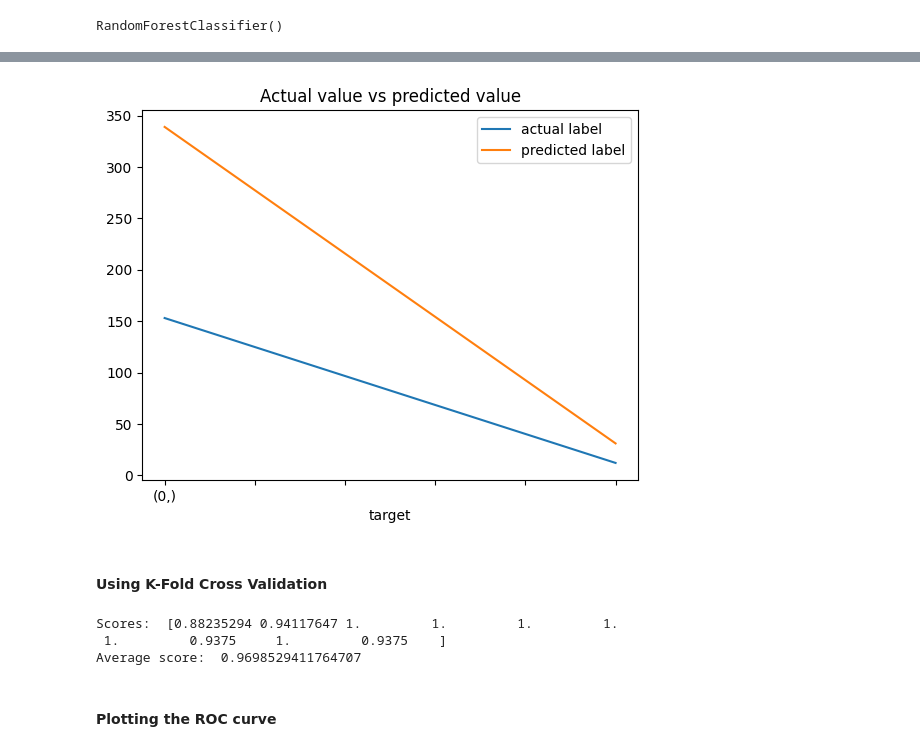
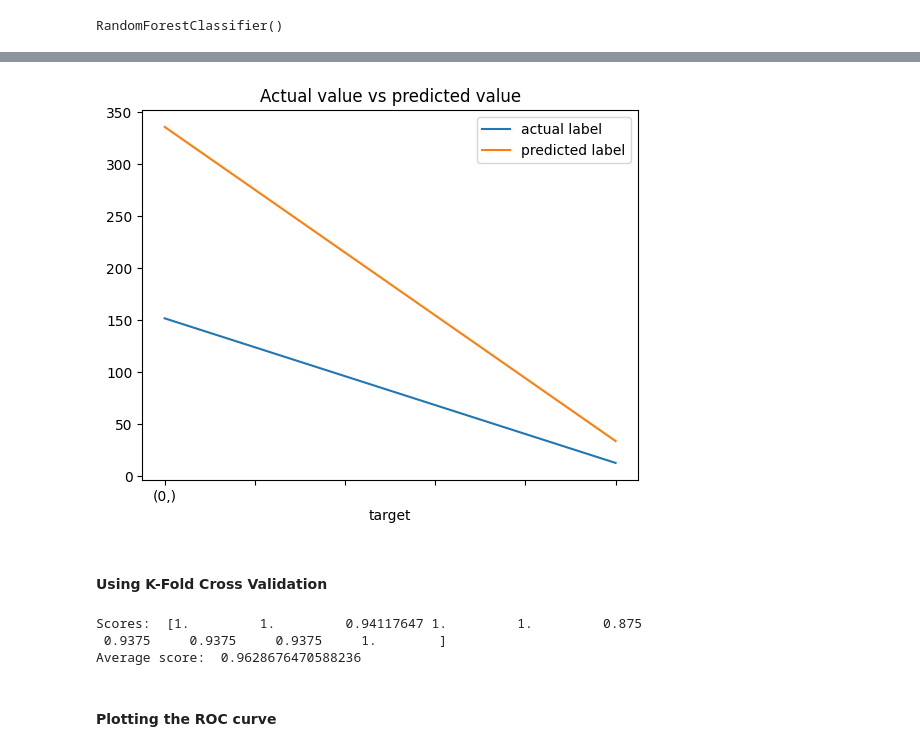
Before and after one commit to Taoheed-O/Amino_Acid_Sequence_classifier, a Jupyter notebook: sequence.ipynb, the cells around one changed output, grey strips where cells are left out. Saved outputs shown, nothing was run; the diff lists cells and outputs as text; code cells hidden in the pictures.

```diff
--- a/sequence.ipynb
+++ b/sequence.ipynb
@@ -920,26 +923,26 @@ confusion matrix:
 <Figure size 640x480 with 0 Axes>
 # %%
-y_pred_svc = pd.DataFrame(y_pred_svc)
+y_pred_svc = pd.DataFrame(y_pred_rf)
 y_pred_svc.value_counts().plot(label='actual label')
 pd.DataFrame(y_train).value_counts().plot(label='predicted label', title = 'Actual value vs predicted value')
 plt.legend()
-plt.savefig('svc_comparison.jpg')
+plt.savefig('rf_comparison.jpg')
 # %% [output]
-[figure, old version]
+[figure, new version]
 # %% [markdown]
 #### Using K-Fold Cross Validation
 # %%
 from sklearn.model_selection import KFold
-model=SVC()
+model=RandomForestClassifier()
 kfold_validation=KFold(10)
 from sklearn.model_selection import cross_val_score
-results=cross_val_score(model_svc,x_test,y_test,cv=kfold_validation)
+results=cross_val_score(model_rf,x_test,y_test,cv=kfold_validation)
 print('Scores: ',results)
 print('Average score: ', np.mean(results))
 # %% [output]
-Scores:  [0.88235294 0.94117647 1.         1.         1.         1.
- 1.         0.9375     1.         0.9375    ]
-Average score:  0.9698529411764707
+Scores:  [1.         1.         0.94117647 1.         1.         0.875
+ 0.9375     0.9375     0.9375     1.        ]
+Average score:  0.9628676470588236
 # %% [markdown]
 #### Plotting the ROC curve
 # %%
```
Also changed, not shown: parts of 14 cells of this notebook, 1 other file.
